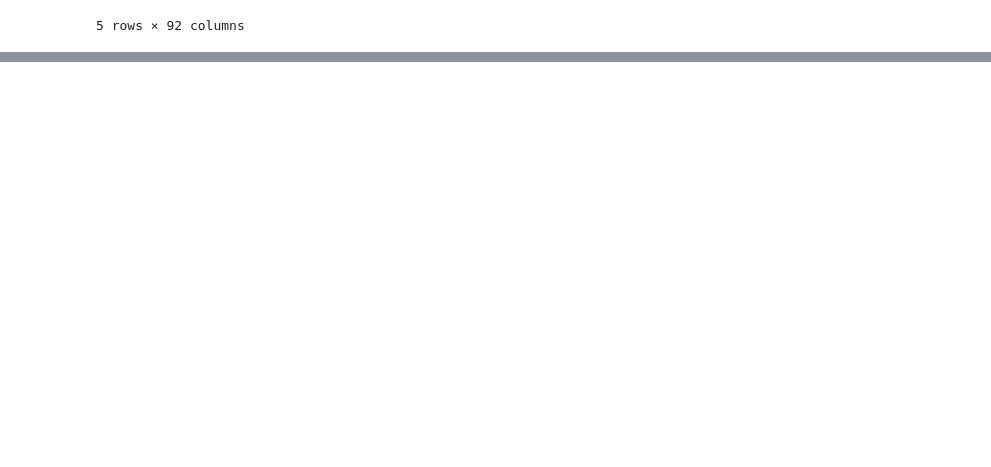
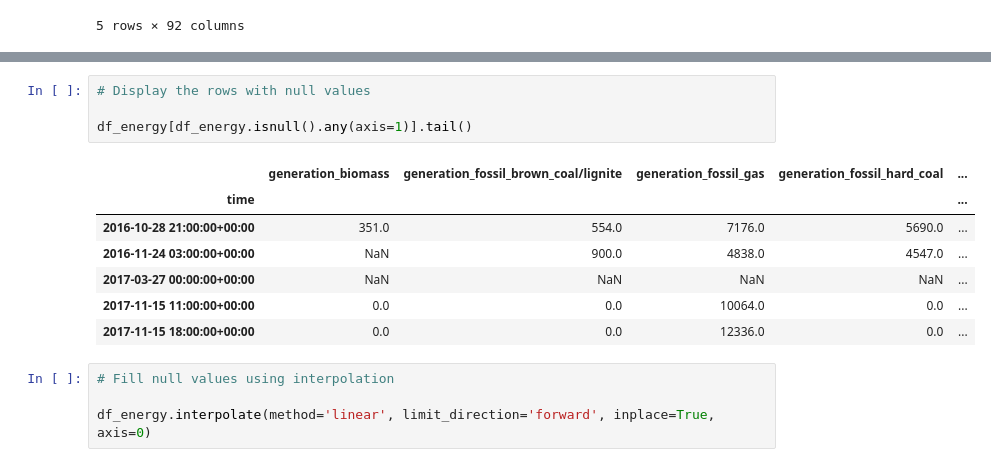
Before and after one commit to junda-qian/signate_electricity_price_forecasting, a Jupyter notebook: notebooks/notebook.ipynb, the cells around one changed output, grey strips where cells are left out. Cells and saved outputs as stored; diff of their text form; blank space fills up the shorter version.

```diff
--- a/notebooks/notebook.ipynb
+++ b/notebooks/notebook.ipynb
@@ -40,0 +160,16 @@ df.head()
+# %%
+# Display the rows with null values
+
+df_energy[df_energy.isnull().any(axis=1)].tail()
+# %% [output]
+|  | generation_biomass | generation_fossil_brown_coal/lignite | generation_fossil_gas | generation_fossil_hard_coal | ... |
+| time |  |  |  |  | ... |
+| 2016-10-28 21:00:00+00:00 | 351.0 | 554.0 | 7176.0 | 5690.0 | ... |
+| 2016-11-24 03:00:00+00:00 | NaN | 900.0 | 4838.0 | 4547.0 | ... |
+| 2017-03-27 00:00:00+00:00 | NaN | NaN | NaN | NaN | ... |
+| 2017-11-15 11:00:00+00:00 | 0.0 | 0.0 | 10064.0 | 0.0 | ... |
+| 2017-11-15 18:00:00+00:00 | 0.0 | 0.0 | 12336.0 | 0.0 | ... |
+# %%
+# Fill null values using interpolation
+
+df_energy.interpolate(method='linear', limit_direction='forward', inplace=True, axis=0)
```
Also changed, not shown: parts of 11 cells of this notebook.
